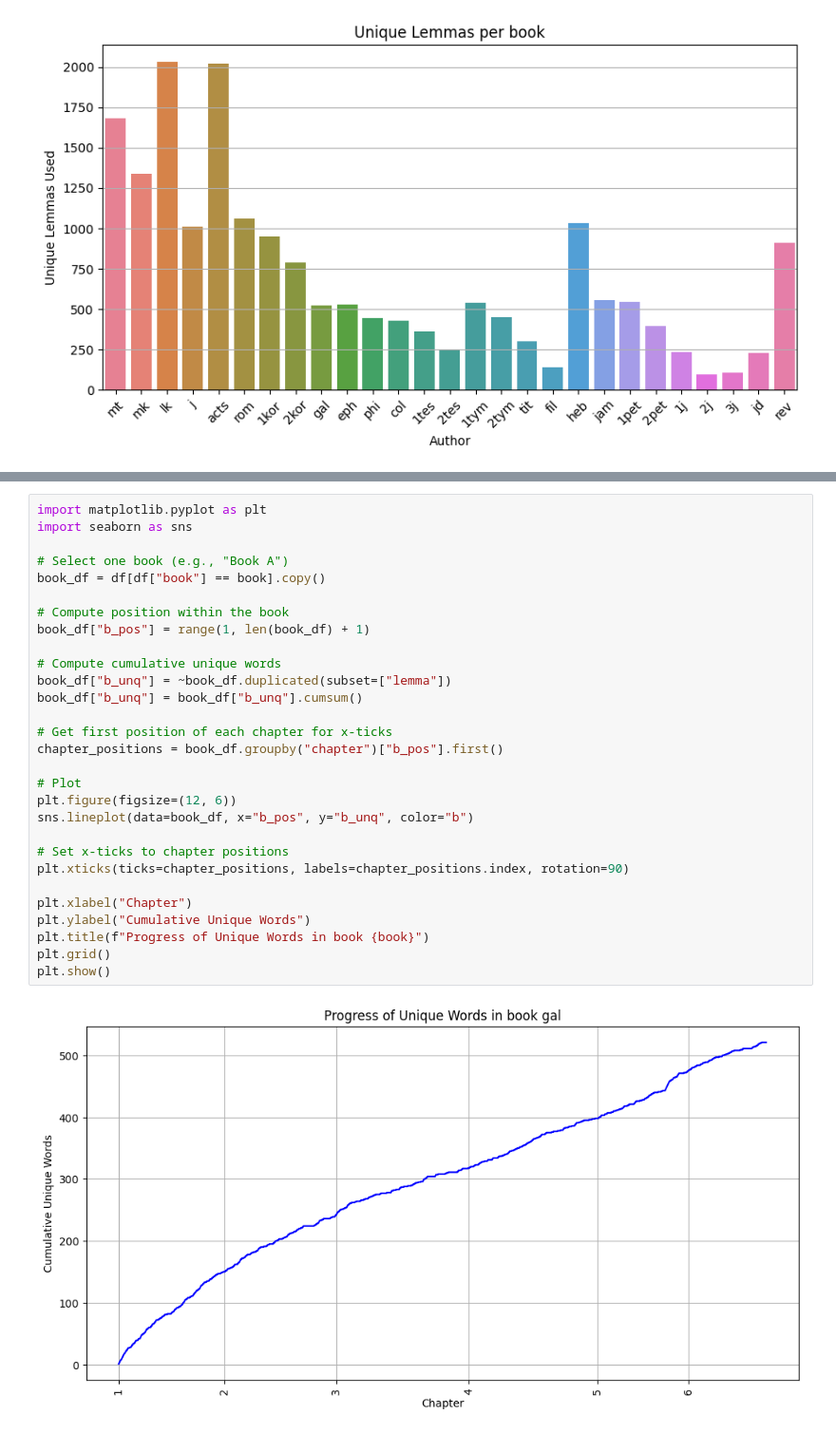
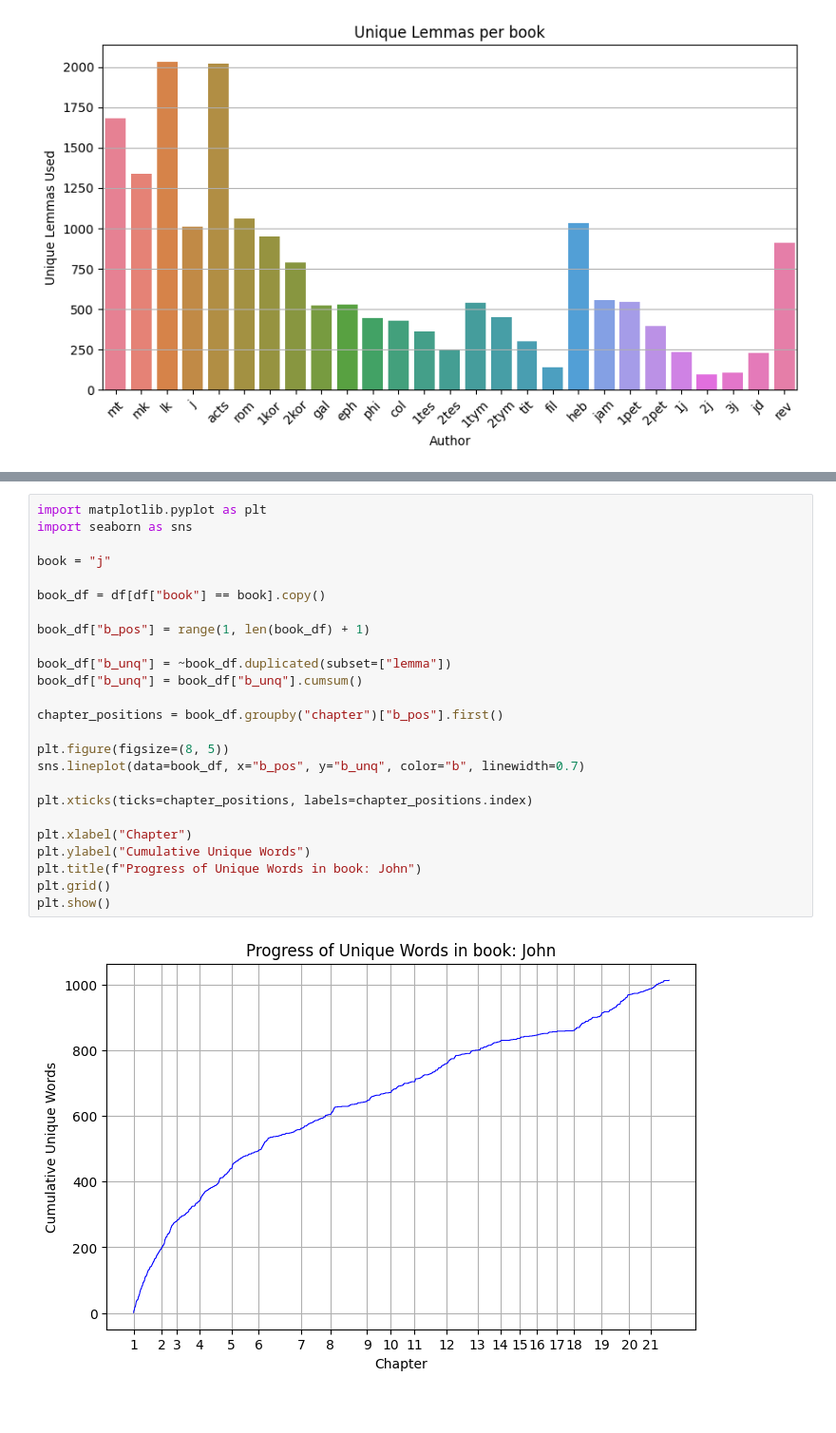
Before and after one commit to annagiszczak/TEXT-project, a Jupyter notebook: lab.ipynb, the cells around one changed output, grey strips where cells are left out. Shown: that part at 95% size. Drawn from its saved outputs; the diff is of its cells as text; blank space fills up the shorter version.

Commit message:
lemma and word analysis

```diff
--- a/lab.ipynb
+++ b/lab.ipynb
@@ -125,31 +109,27 @@ plt.show()
 # %%
 import matplotlib.pyplot as plt
 import seaborn as sns
 
-# Select one book (e.g., "Book A")
+book = "j"
+
 book_df = df[df["book"] == book].copy()
 
-# Compute position within the book
 book_df["b_pos"] = range(1, len(book_df) + 1)
 
-# Compute cumulative unique words
 book_df["b_unq"] = ~book_df.duplicated(subset=["lemma"])
 book_df["b_unq"] = book_df["b_unq"].cumsum()
 
-# Get first position of each chapter for x-ticks
 chapter_positions = book_df.groupby("chapter")["b_pos"].first()
 
-# Plot
-plt.figure(figsize=(12, 6))
-sns.lineplot(data=book_df, x="b_pos", y="b_unq", color="b")
+plt.figure(figsize=(8, 5))
+sns.lineplot(data=book_df, x="b_pos", y="b_unq", color="b", linewidth=0.7)
 
-# Set x-ticks to chapter positions
-plt.xticks(ticks=chapter_positions, labels=chapter_positions.index, rotation=90)
+plt.xticks(ticks=chapter_positions, labels=chapter_positions.index)
 
 plt.xlabel("Chapter")
 plt.ylabel("Cumulative Unique Words")
-plt.title(f"Progress of Unique Words in book {book}")
+plt.title(f"Progress of Unique Words in book: John")
 plt.grid()
 plt.show()
 # %% [output]
-[figure, old version]
+[figure, new version]
```
Also changed, not shown: parts of 4 cells of this notebook.
